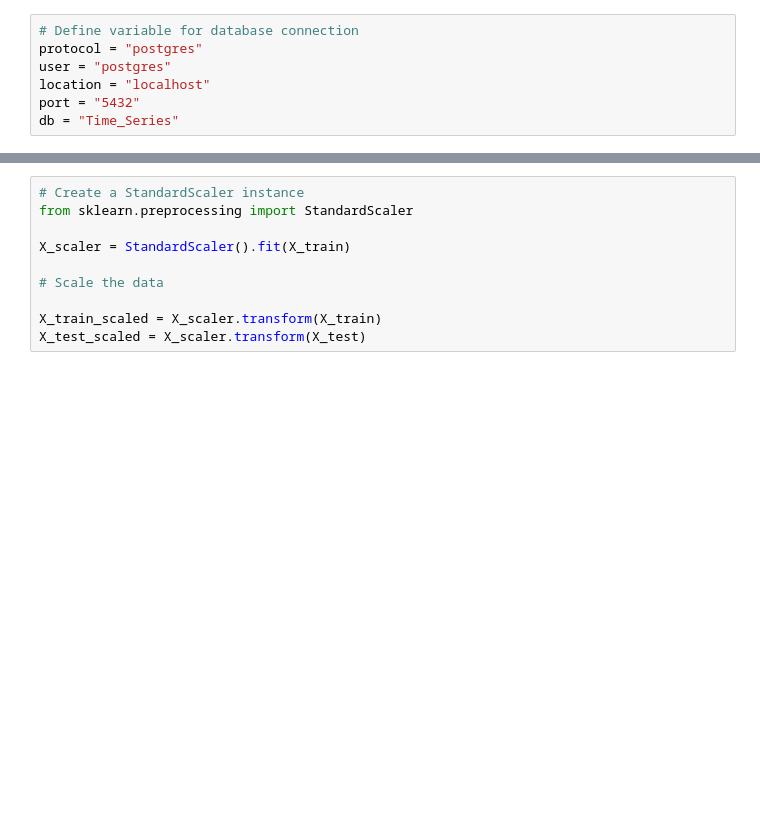
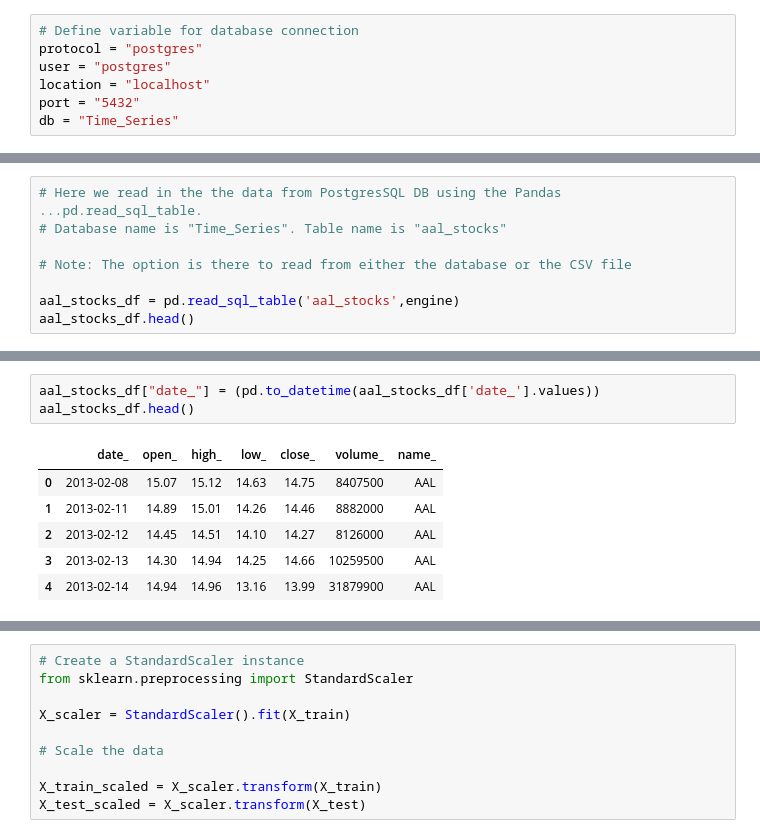
Before and after one commit to Francodo/Stock_Market_Time_Series, a Jupyter notebook: stocks_data_analysis.ipynb, the cells around one changed output, grey strips where cells are left out. Drawn from its saved outputs; the diff is of its cells as text; blank space fills up the shorter version.

```diff
--- a/stocks_data_analysis.ipynb
+++ b/stocks_data_analysis.ipynb
@@ -444,0 +75,8 @@ X_train, X_test, y_train, y_test = train_test_split(X, y, random_state=80) #, st
+# %%
+# Here we read in the the data from PostgresSQL DB using the Pandas ...pd.read_sql_table.
+# Database name is "Time_Series". Table name is "aal_stocks"
+
+# Note: The option is there to read from either the database or the CSV file
+
+aal_stocks_df = pd.read_sql_table('aal_stocks',engine)
+aal_stocks_df.head()
@@ -444,0 +94,10 @@ X_train, X_test, y_train, y_test = train_test_split(X, y, random_state=80) #, st
+# %%
+aal_stocks_df["date_"] = (pd.to_datetime(aal_stocks_df['date_'].values))
+aal_stocks_df.head()
+# %% [output]
+|  | date_ | open_ | high_ | low_ | close_ | volume_ | name_ |
+| 0 | 2013-02-08 | 15.07 | 15.12 | 14.63 | 14.75 | 8407500 | AAL |
+| 1 | 2013-02-11 | 14.89 | 15.01 | 14.26 | 14.46 | 8882000 | AAL |
+| 2 | 2013-02-12 | 14.45 | 14.51 | 14.10 | 14.27 | 8126000 | AAL |
+| 3 | 2013-02-13 | 14.30 | 14.94 | 14.25 | 14.66 | 10259500 | AAL |
+| 4 | 2013-02-14 | 14.94 | 14.96 | 13.16 | 13.99 | 31879900 | AAL |
```
Also changed, not shown: parts of 52 cells of this notebook.
